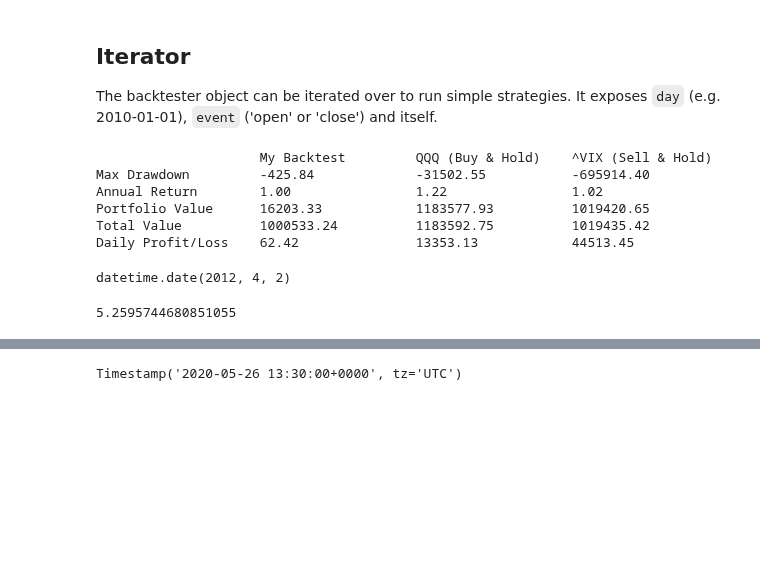
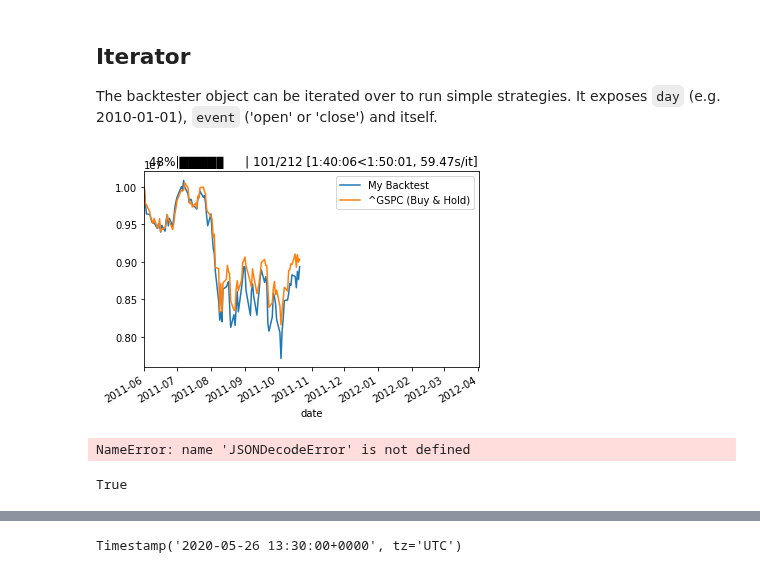
Before and after one commit to MiniXC/simple-back, a Jupyter notebook: examples/usage_examples.ipynb, the cells around one changed output, grey strips where cells are left out. Cells and saved outputs as stored; diff of their text form; code cells hidden in the pictures; blank space fills up the shorter version.

```diff
--- a/examples/usage_examples.ipynb
+++ b/examples/usage_examples.ipynb
@@ -23,43 +24,39 @@ from time import time
 ## Iterator
 The backtester object can be iterated over to run simple strategies.
 It exposes ``day`` (e.g. 2010-01-01), ``event`` ('open' or 'close') and itself.
-# %%
-ticker = 'QQQ'
-bt = (
-BacktesterBuilder()
-  .name('My Backtest')
-  .balance(1_000_000)
-  .strategies(['QQQ', SellAndHold('^VIX')])
-  .live_progress()
-  .live_metrics()
-  .calendar('NYSE')
-  .build()
-)
-
-
-for day, event, b in bt['2011-06-01':'2012-04-02']:
-    # calculate average price of the ticker over the last 30 days
-    avg_open = b.prices[ticker,-30:]['open'].mean()
-
-    if day == date(2011,6,1) and event == 'open':
-        b.order_abs('ETR', b.price('ETR')*261)
-
-    if day == date(2011,10,3) and event == 'open':
-        b.order_abs('ETR', b.price('ETR')*86.1)
-
-#bt['2011-06-01':'2012-04-02'].run()
-# %% [output]
-                     My Backtest         QQQ (Buy & Hold)    ^VIX (Sell & Hold)
-Max Drawdown         -425.84             -31502.55           -695914.40
-Annual Return        1.00                1.22                1.02
-Portfolio Value      16203.33            1183577.93          1019420.65
-Total Value          1000533.24          1183592.75          1019435.42
-Daily Profit/Loss    62.42               13353.13            44513.45
-# %%
-bt.prices.current_date
-# %% [output]
-datetime.date(2012, 4, 2)
-# %%
-12.36 / 2.35
-# %% [output]
-5.2595744680851055
+# %%
+ticker = 'QQQ'
+bt = (
+BacktesterBuilder()
+  .name('My Backtest')
+  .balance(10_000_000)
+  .strategies(['^GSPC'])
+  .live_progress()
+  .live_plot()
+  .data(SpProvider())
+  .calendar('NYSE')
+  .build()
+)
+bt.prices.clear_cache()
+
+for day, event, b in bt['2011-06-01':'2012-04-02']:
+    sp500 = b.data['S&P']['S&P_500']
+    b.pf.liquidate()
+    sp500_available = []
+    for ticker in sp500:
+        try:
+            b.price(ticker)
+            sp500_available.append(ticker)
+            #print(f'added {ticker}')
+        except PriceUnavailableError:
+            #print(f'skipped {ticker}')
+            pass
+        except JSONDecodeError:
+            pass
+    for ticker in sp500_available:
+        b.order_pct(ticker, 1/len(sp500_available))
+
+#bt['2011-06-01':'2015-04-02'].run()
+# %% [output]
+[figure, added]
+NameError: name 'JSONDecodeError' is not defined
@@ -65,0 +67,4 @@ datetime.date(2012, 4, 2)
+# %%
+rhs_df.isna().any().any()
+# %% [output]
+True
```
Also changed, not shown: parts of 10 cells of this notebook, 23 other files.
